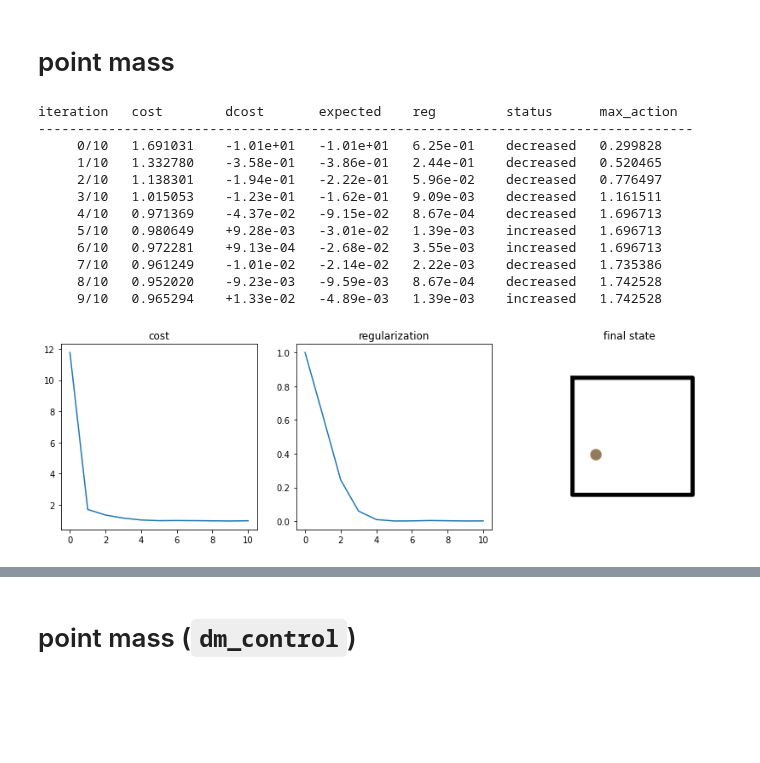
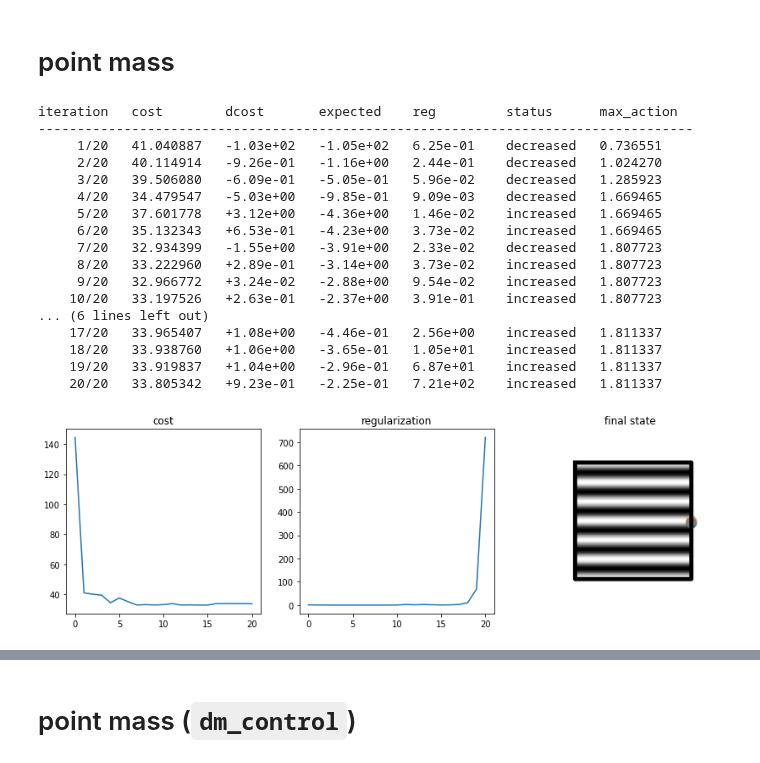
Before and after one commit to richard-warren/rl_sandbox, a Jupyter notebook: ilqr_demo.ipynb, the cells around one changed output, grey strips where cells are left out. Cells and saved outputs as stored; diff of their text form; code cells hidden in the pictures; blank space fills up the shorter version.

Commit message:
adding force field for point_mass, and giving ilqr a module

```diff
--- a/ilqr_demo.ipynb
+++ b/ilqr_demo.ipynb
@@ -155,26 +43,33 @@ def iLQR(env, iterations=100,
 # point mass
 # %%
 # run ilqr
-env = PointMass()
-actions, history = iLQR(env, iterations=10, reg=1, verbose=True)
+env = PointMass(field_wgt=2e-1, field_freq=6, initial_state=(-.25,0,0,0))
+env.target = np.array((.5,0))
+
+actions, history = iLQR(env, iterations=20, reg=1, verbose=True)
 ax = plt.subplots(1, 3, figsize=(14,4))[1];
 ax[0].plot(history['cost']); ax[0].set_title('cost');
 ax[1].plot(history['reg']);  ax[1].set_title('regularization');
 ax[2].set_title('final state'); env.show();
 # %% [output]
 iteration   cost        dcost       expected    reg         status      max_action
 ------------------------------------------------------------------------------------
-     0/10   1.691031    -1.01e+01   -1.01e+01   6.25e-01    decreased   0.299828
-     1/10   1.332780    -3.58e-01   -3.86e-01   2.44e-01    decreased   0.520465
-     2/10   1.138301    -1.94e-01   -2.22e-01   5.96e-02    decreased   0.776497
-     3/10   1.015053    -1.23e-01   -1.62e-01   9.09e-03    decreased   1.161511
-     4/10   0.971369    -4.37e-02   -9.15e-02   8.67e-04    decreased   1.696713
-     5/10   0.980649    +9.28e-03   -3.01e-02   1.39e-03    increased   1.696713
-     6/10   0.972281    +9.13e-04   -2.68e-02   3.55e-03    increased   1.696713
-     7/10   0.961249    -1.01e-02   -2.14e-02   2.22e-03    decreased   1.735386
-     8/10   0.952020    -9.23e-03   -9.59e-03   8.67e-04    decreased   1.742528
-     9/10   0.965294    +1.33e-02   -4.89e-03   1.39e-03    increased   1.742528
+     1/20   41.040887   -1.03e+02   -1.05e+02   6.25e-01    decreased   0.736551
+     2/20   40.114914   -9.26e-01   -1.16e+00   2.44e-01    decreased   1.024270
+     3/20   39.506080   -6.09e-01   -5.05e-01   5.96e-02    decreased   1.285923
+     4/20   34.479547   -5.03e+00   -9.85e-01   9.09e-03    decreased   1.669465
+     5/20   37.601778   +3.12e+00   -4.36e+00   1.46e-02    increased   1.669465
+     6/20   35.132343   +6.53e-01   -4.23e+00   3.73e-02    increased   1.669465
+     7/20   32.934399   -1.55e+00   -3.91e+00   2.33e-02    decreased   1.807723
+     8/20   33.222960   +2.89e-01   -3.14e+00   3.73e-02    increased   1.807723
+     9/20   32.966772   +3.24e-02   -2.88e+00   9.54e-02    increased   1.807723
+    10/20   33.197526   +2.63e-01   -2.37e+00   3.91e-01    increased   1.807723
+... (6 lines left out)
+    17/20   33.965407   +1.08e+00   -4.46e-01   2.56e+00    increased   1.811337
+    18/20   33.938760   +1.06e+00   -3.65e-01   1.05e+01    increased   1.811337
+    19/20   33.919837   +1.04e+00   -2.96e-01   6.87e+01    increased   1.811337
+    20/20   33.805342   +9.23e-01   -2.25e-01   7.21e+02    increased   1.811337
-[figure, old version]
+[figure, new version]
 # %%
 # show video
 env.reset(reset_target=False)
```
Also changed, not shown: parts of 8 cells of this notebook, 2 other files.
